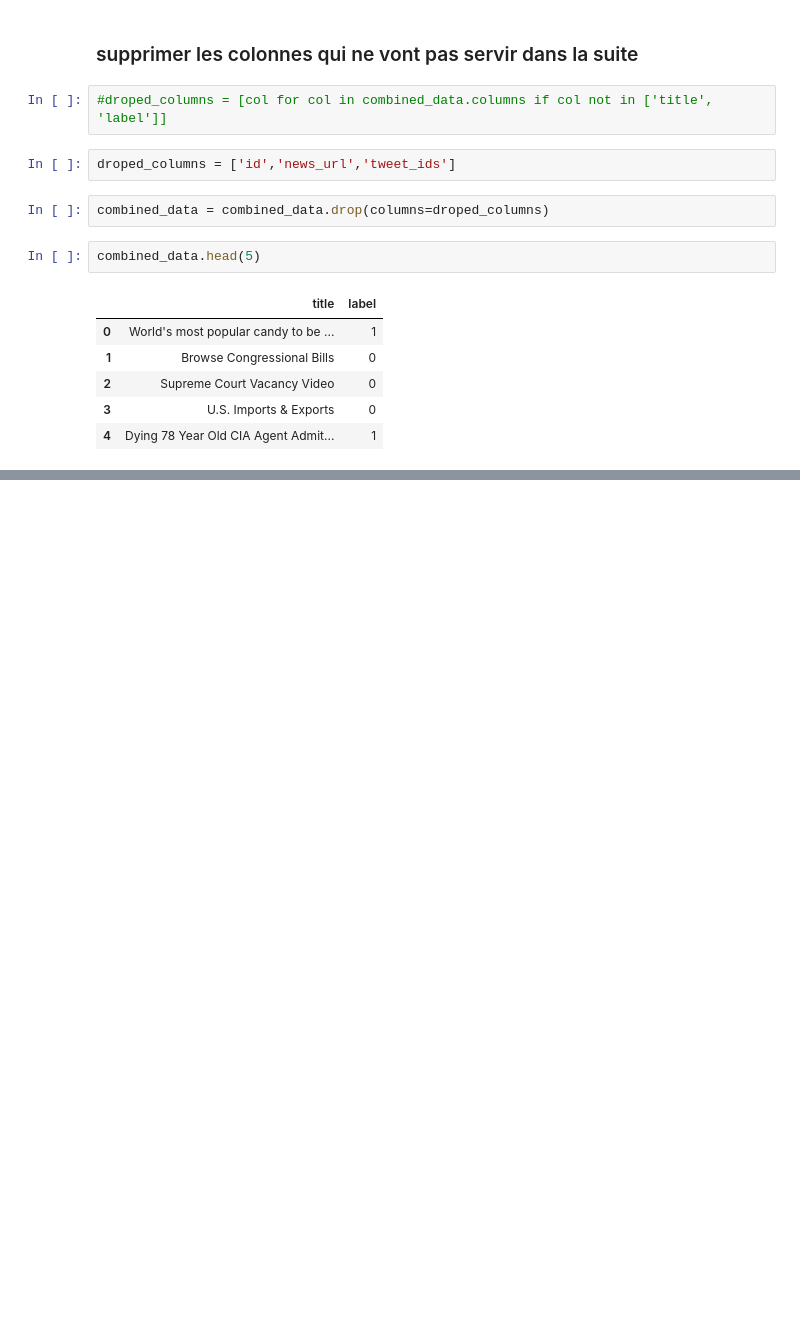
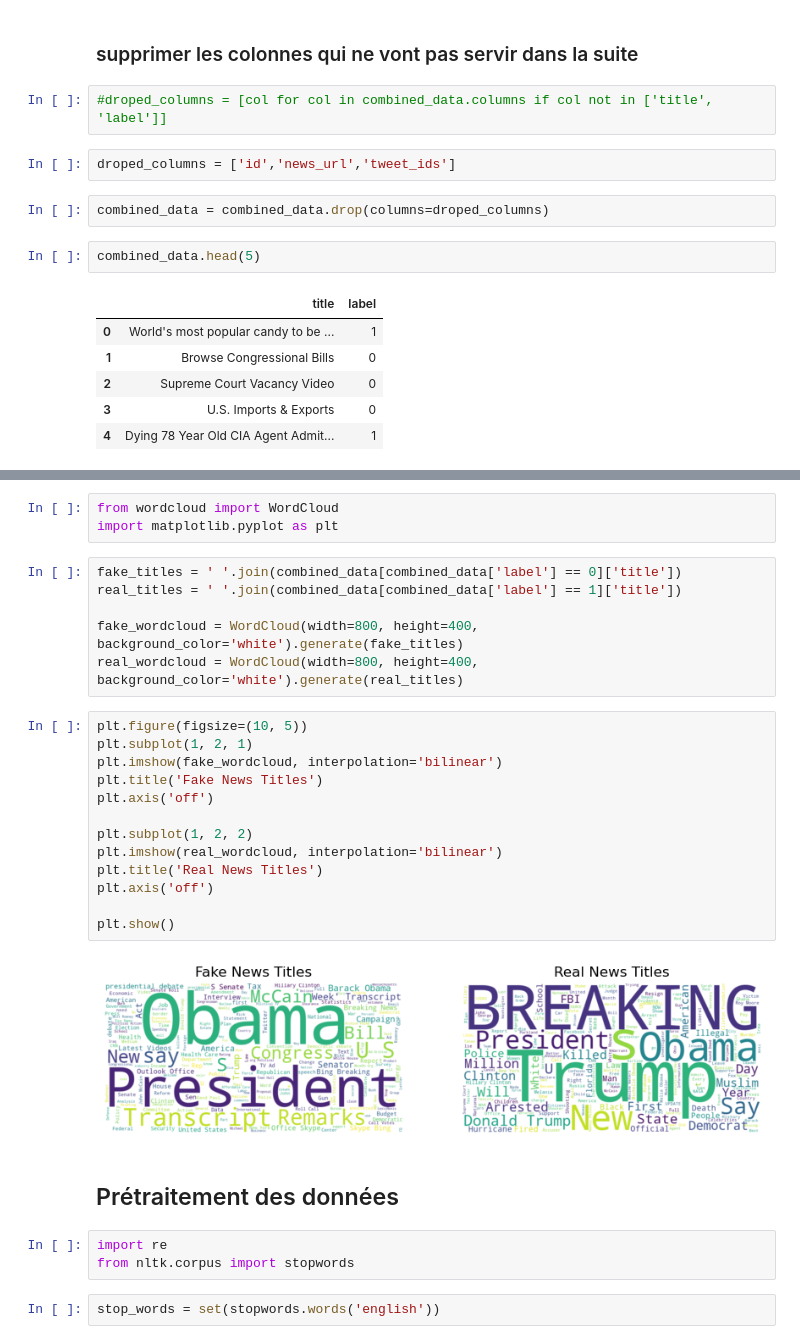
Before and after one commit to IkramBlsl/Fake-News-Detection, a Jupyter notebook: fake_news_detection.ipynb, the cells around one changed output, grey strips where cells are left out. Saved outputs shown, nothing was run; the diff lists cells and outputs as text; blank space fills up the shorter version.

```diff
--- a/fake_news_detection.ipynb
+++ b/fake_news_detection.ipynb
@@ -78,0 +92,31 @@ combined_data.head(5)
+# %%
+from wordcloud import WordCloud
+import matplotlib.pyplot as plt
+# %%
+fake_titles = ' '.join(combined_data[combined_data['label'] == 0]['title'])
+real_titles = ' '.join(combined_data[combined_data['label'] == 1]['title'])
+
+fake_wordcloud = WordCloud(width=800, height=400, background_color='white').generate(fake_titles)
+real_wordcloud = WordCloud(width=800, height=400, background_color='white').generate(real_titles)
+# %%
+plt.figure(figsize=(10, 5))
+plt.subplot(1, 2, 1)
+plt.imshow(fake_wordcloud, interpolation='bilinear')
+plt.title('Fake News Titles')
+plt.axis('off')
+
+plt.subplot(1, 2, 2)
+plt.imshow(real_wordcloud, interpolation='bilinear')
+plt.title('Real News Titles')
+plt.axis('off')
+
+plt.show()
+# %% [output]
+[figure, added]
+# %% [markdown]
+## Prétraitement des données
+# %%
+import re
+from nltk.corpus import stopwords
+# %%
+stop_words = set(stopwords.words('english'))
```
Also changed, not shown: parts of 17 cells of this notebook.
